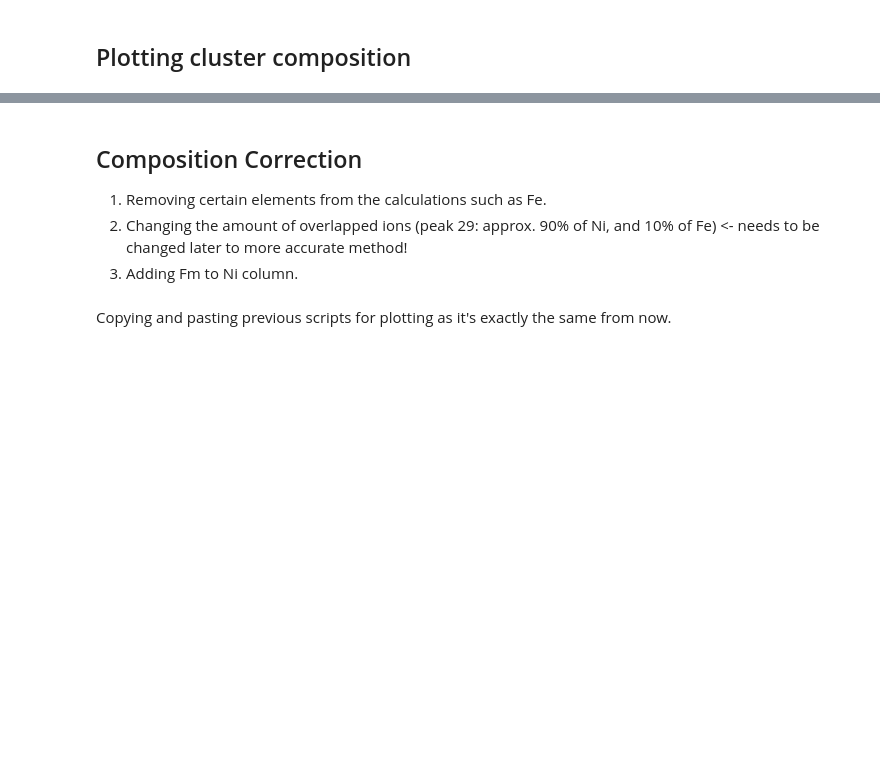
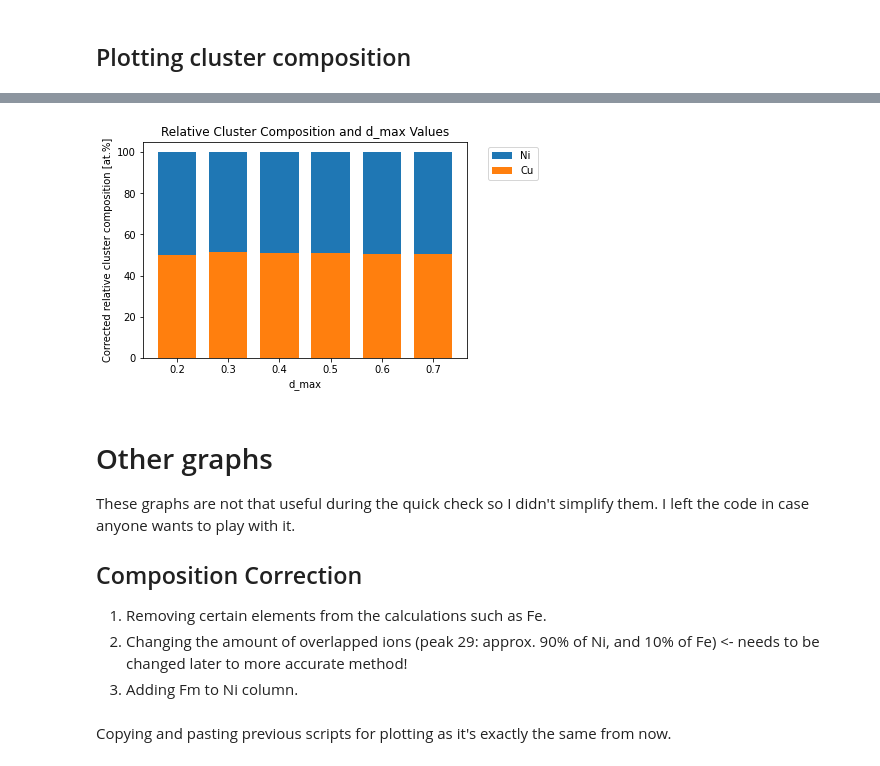
Before and after one commit to PrzemyslawKlups/posgenpy, a Jupyter notebook: Plotting real vs random clusters and more.ipynb, the cells around one changed output, grey strips where cells are left out. Cells and saved outputs as stored; diff of their text form; code cells hidden in the pictures; blank space fills up the shorter version.

```diff
--- a/Plotting real vs random clusters and more.ipynb
+++ b/Plotting real vs random clusters and more.ipynb
@@ -444,4 +178,20 @@ Text(0.5, 1.0, 'Cluster composition across different $d_{max}$ values')
+# %%
+pgp.plot_cluster_composition_across_swept_param_relative(
+    swept_parameters=dmax_values,
+    core_ions=core_ions,
+    xml_files=xml_files,
+    n_min_values_for_swept_parameters=optimal_n_min_values,
+    swept_parameter_name="d_max",
+    exclude_ions=None
+)
+# %% [output]
+[figure, added]
 # %% [markdown]
+# Other graphs
+
+These graphs are not that useful during the quick check so I didn't simplify them. I left the code in case anyone wants to play with it.
+
+
 ## Composition Correction
 
 1. Removing certain elements from the calculations such as Fe.
```
Also changed, not shown: parts of 29 cells of this notebook.
